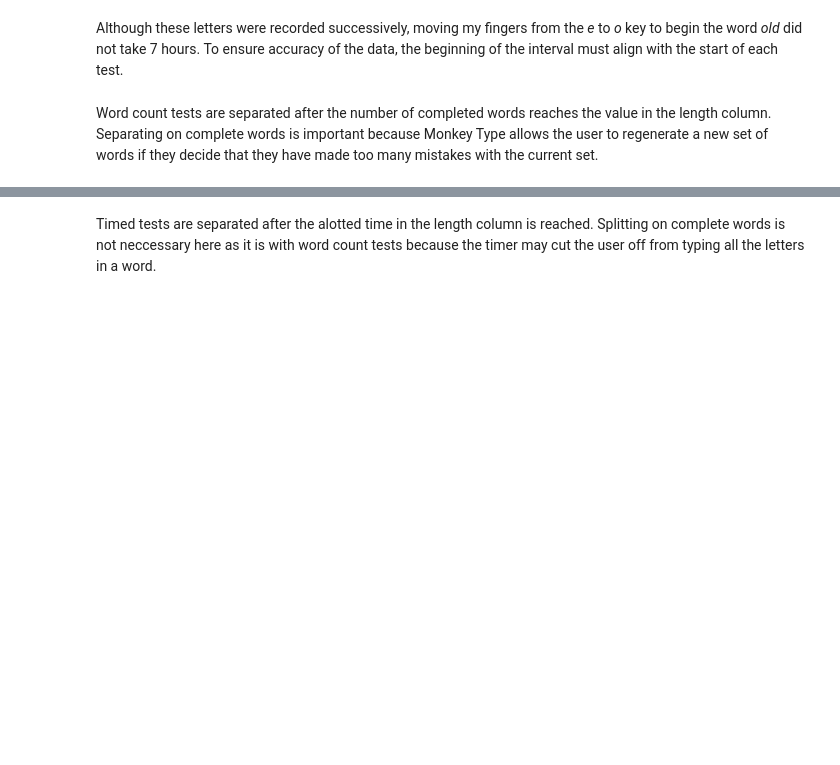
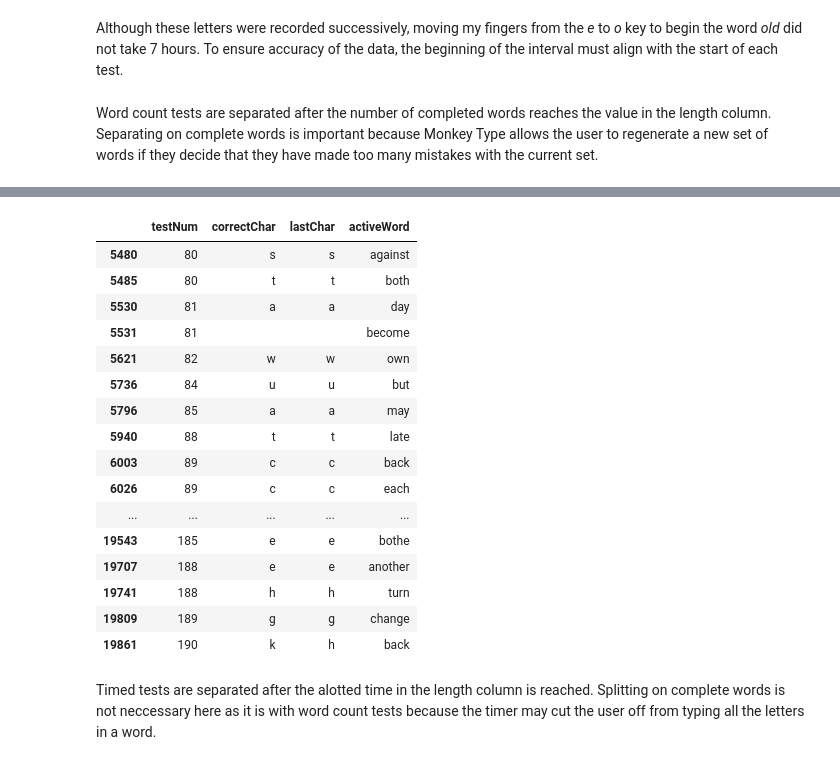
Before and after one commit to rmchorgh/MonkeyTypeMachineLearn, a Jupyter notebook: main.ipynb, the cells around one changed output, grey strips where cells are left out. Saved outputs shown, nothing was run; the diff lists cells and outputs as text; code cells hidden in the pictures; blank space fills up the shorter version.

```diff
--- a/main.ipynb
+++ b/main.ipynb
@@ -244,6 +228,8 @@ Although these letters were recorded successively, moving my fingers from the _e
 Word count tests are separated after the number of completed words reaches the value in the length column. Separating on complete words is important because Monkey Type allows the user to regenerate a new set of words if they decide that they have made too many mistakes with the current set.
 # %%
 df['testNum'] = 0
+df['incompleteWord'] = False
+
 # starting from the first row of words tests count the completed words
 wordCount = df[df.type == 'words']
 testLen = wordCount.at[0, 'length']
@@ -266,6 +252,8 @@ for i, (aw, lc, cc, l) in wordCount[['activeWord', 'lastChar', 'correctChar', 'l
 
 	if queuedWord != aw:
 		rec += '\{skip\} '
+		# print('queuedWord', queuedWord, 'aw', aw, 'word', word)
+		df.at[i-1, 'incompleteWord'] = True
 		word = aw
 		queuedWord = aw
 
@@ -277,7 +265,7 @@ for i, (aw, lc, cc, l) in wordCount[['activeWord', 'lastChar', 'correctChar', 'l
 		rec = ''
 		testLen = l
 
-	if lc == word[0]:
+	if lc == word[0].lower():
 		word = word[1:]
 
 	if word == '':
@@ -288,5 +276,5 @@ for i, (aw, lc, cc, l) in wordCount[['activeWord', 'lastChar', 'correctChar', 'l
 		testLen = -1
 		count = 0
 
-df.head(90)
+totalTests
 # %% [output]
@@ -306,3 +305,24 @@ df.head(90)
+# %%
+set_option('display.max_rows', None)
+df[df.incompleteWord & (df.testNum > 77)][['testNum', 'correctChar', 'lastChar', 'activeWord']]
+# %% [output]
+|  | testNum | correctChar | lastChar | activeWord |
+| 5480 | 80 | s | s | against |
+| 5485 | 80 | t | t | both |
+| 5530 | 81 | a | a | day |
+| 5531 | 81 |  |  | become |
+| 5621 | 82 | w | w | own |
+| 5736 | 84 | u | u | but |
+| 5796 | 85 | a | a | may |
+| 5940 | 88 | t | t | late |
+| 6003 | 89 | c | c | back |
+| 6026 | 89 | c | c | each |
+| ... | ... | ... | ... | ... |
+| 19543 | 185 | e | e | bothe |
+| 19707 | 188 | e | e | another |
+| 19741 | 188 | h | h | turn |
+| 19809 | 189 | g | g | change |
+| 19861 | 190 | k | h | back |
 # %% [markdown]
 Timed tests are separated after the alotted time in the length column is reached. Splitting on complete words is not neccessary here as it is with word count tests because the timer may cut the user off from typing all the letters in a word.
 # %% [markdown]
```
Also changed, not shown: parts of 9 cells of this notebook, 6 other files.
